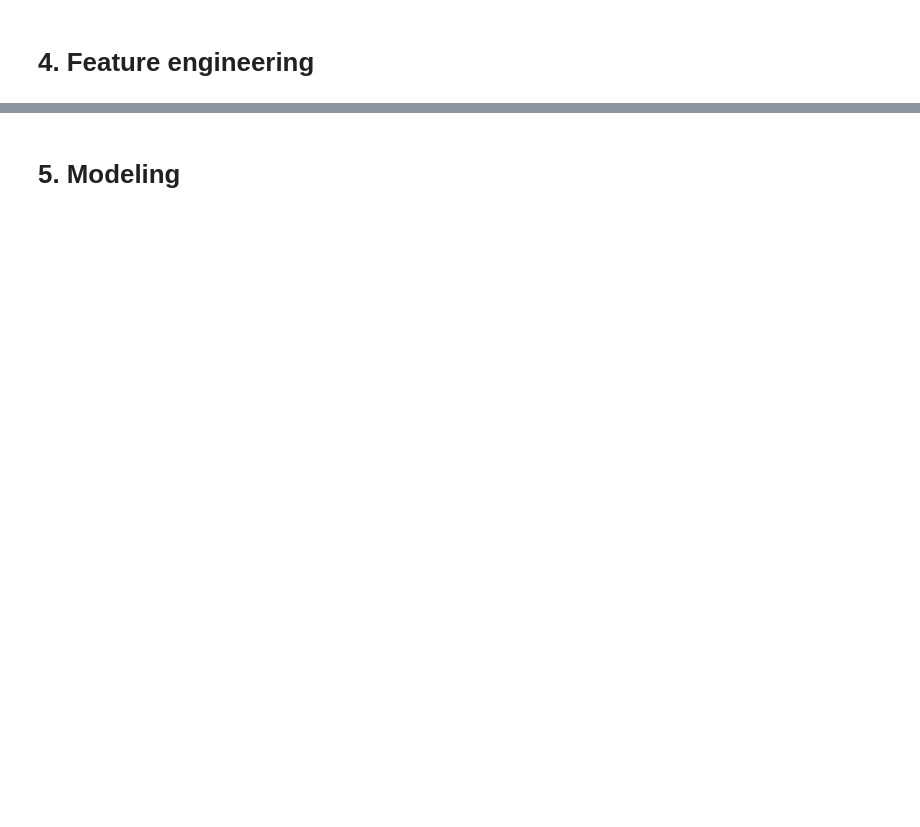
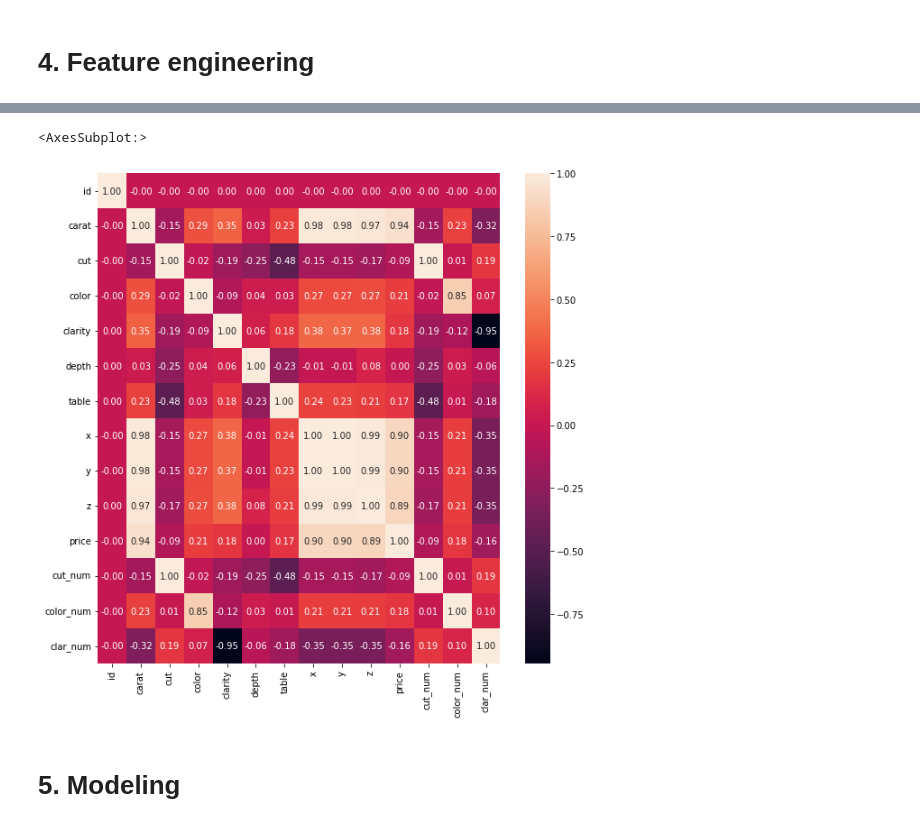
Before and after one commit to JaeHong-Park987/Kaggle, a Jupyter notebook: Playground Series/Season3/8/Episode 8.ipynb, the cells around one changed output, grey strips where cells are left out. Cells and saved outputs as stored; diff of their text form; code cells hidden in the pictures; blank space fills up the shorter version.

```diff
--- a/Playground Series/Season3/8/Episode 8.ipynb
+++ b/Playground Series/Season3/8/Episode 8.ipynb
@@ -353,0 +435,7 @@ df_train.head()
+# %%
+# correlation
+plt.figure(figsize = (10, 10))
+sns.heatmap(df_train.corr(), annot = True, fmt = '.2f')
+# %% [output]
+<AxesSubplot:>
+[figure, added]
```
Also changed, not shown: parts of 17 cells of this notebook.
